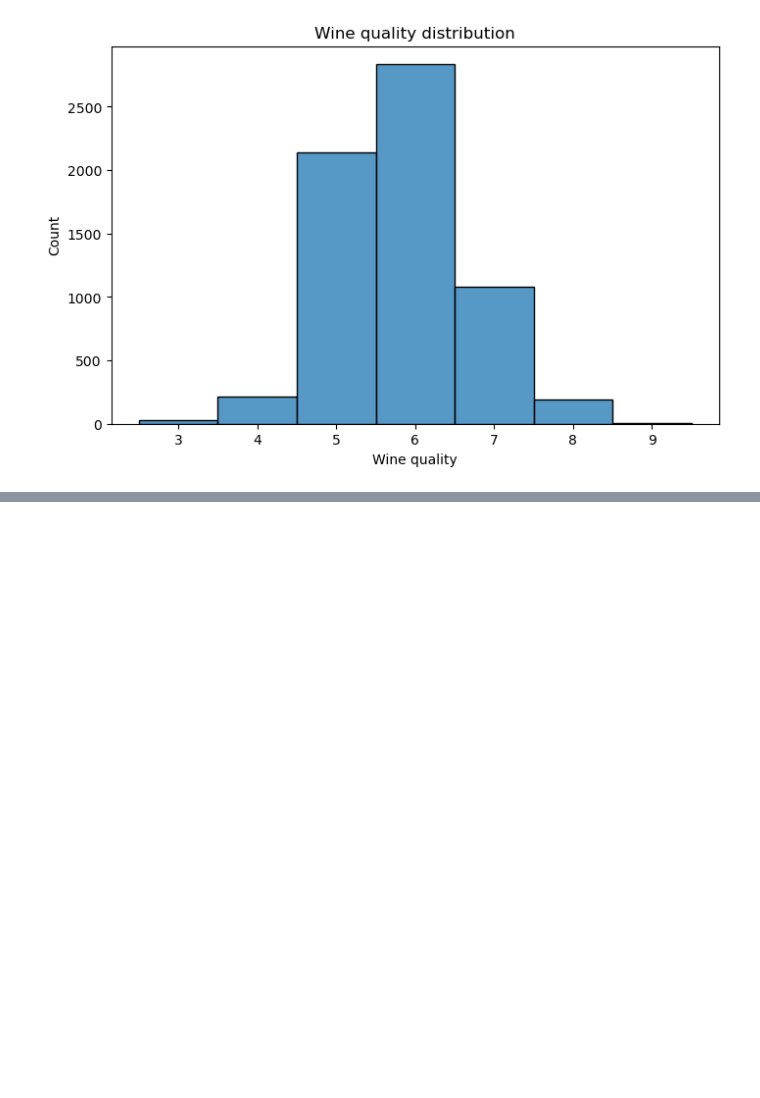
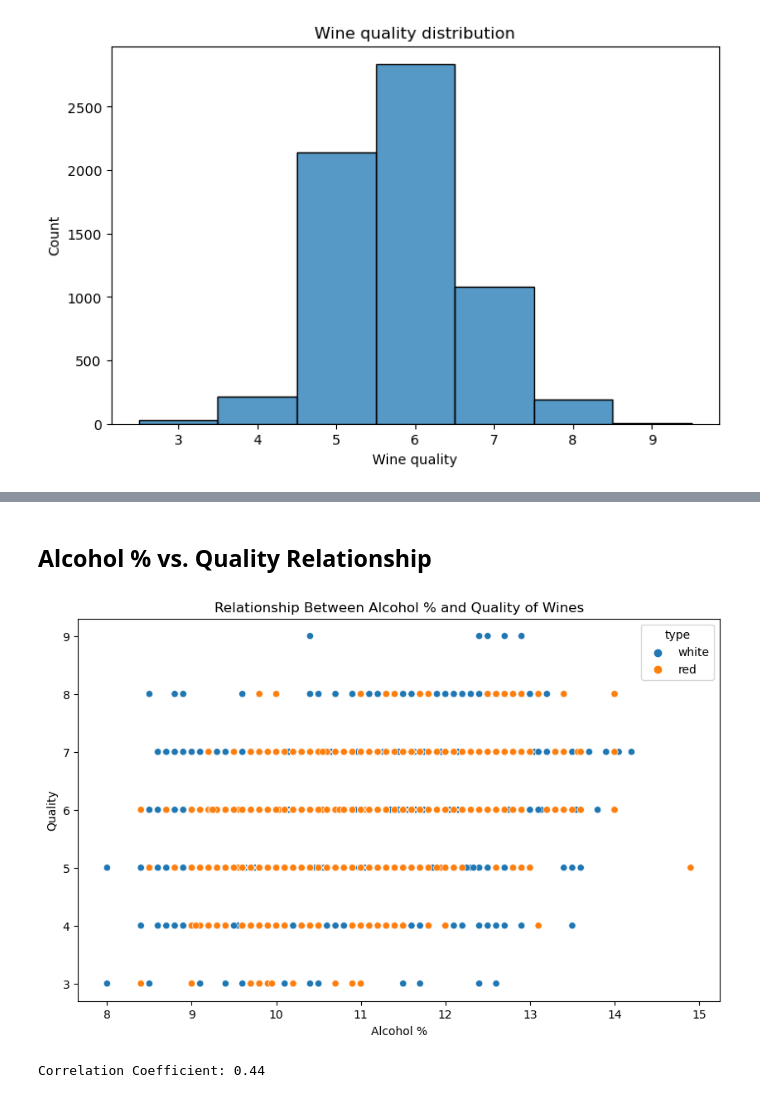
Before and after one commit to sbv239/wine_data, a Jupyter notebook: main.ipynb, the cells around one changed output, grey strips where cells are left out. Cells and saved outputs as stored; diff of their text form; code cells hidden in the pictures; blank space fills up the shorter version.

```diff
--- a/main.ipynb
+++ b/main.ipynb
@@ -81,0 +194,16 @@ sns.heatmap(wine_data.corr(numeric_only=True), annot=True, fmt=".2f", annot_kws=
+# %% [markdown]
+## Alcohol % vs. Quality Relationship
+# %%
+plt.figure(figsize=(10, 6))
+sns.scatterplot(x='alcohol', y='quality', data=wine_data, hue = 'type')
+plt.title('Relationship Between Alcohol % and Quality of Wines')
+plt.xlabel('Alcohol %')
+plt.ylabel('Quality')
+plt.show()
+
+# Calculate the correlation coefficients, and print the output, rounded to the 2nd decimal (HINT: You can double check your answer in the correlation coefficient from your earlier answer)
+correlation_coefficient = wine_data['alcohol'].corr(wine_data['quality'])
+print(f'Correlation Coefficient: {correlation_coefficient:.2f}')
+# %% [output]
+[figure, added]
+Correlation Coefficient: 0.44
```
Also changed, not shown: parts of 12 cells of this notebook, 1 other file.
